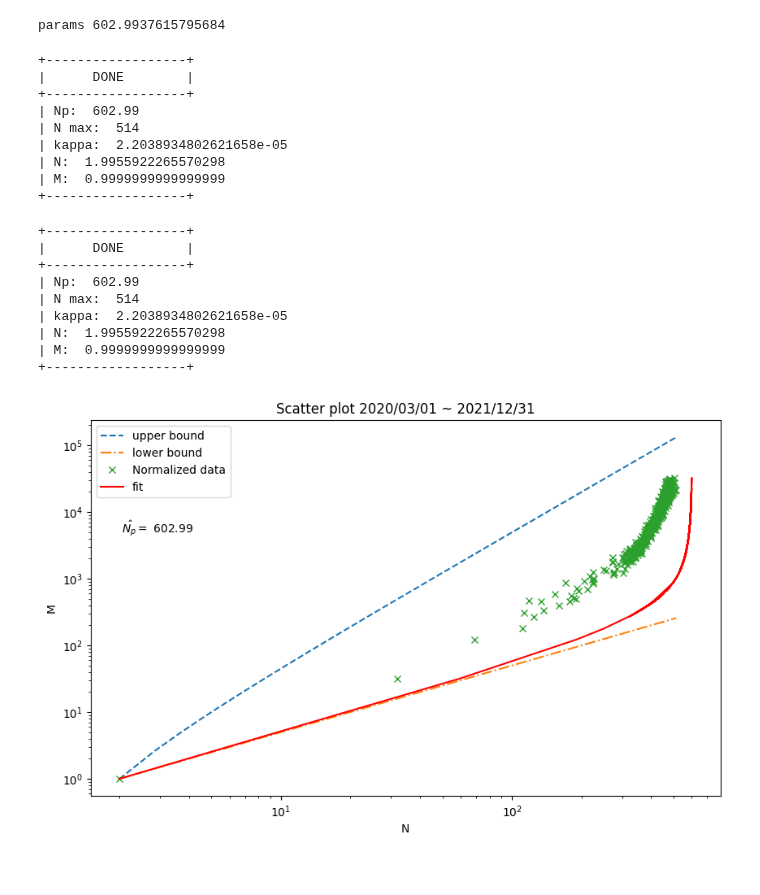
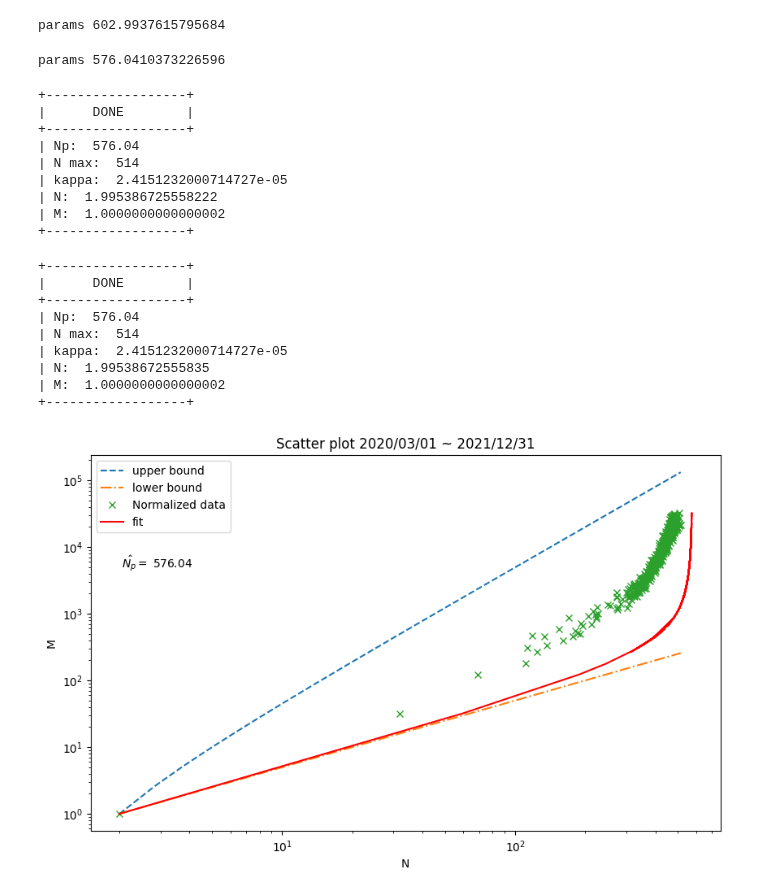
Before and after one commit to yiadka/mobility_scaling, a Jupyter notebook: notebooks/nmscaling_norm_second.ipynb, the cells around one changed output. Saved outputs shown, nothing was run; the diff lists cells and outputs as text; code cells hidden in the pictures.

```diff
--- a/notebooks/nmscaling_norm_second.ipynb
+++ b/notebooks/nmscaling_norm_second.ipynb
@@ -118,9 +118,15 @@ params, _ = optimize.curve_fit(model_uniform_2, x, y, p0=[3])
 print("params", params[0])
 # %% [output]
 params 602.9937615795684
+# %%
+initial_guess = [5]
+params, _ = optimize.leastsq(f_uniform_2, initial_guess, args=(y, x))
+print("params", params[0])
+# %% [output]
+params 576.0410373226596
 # %%
 # 元の関数に代入する
-Np_norm_hat = 602.99
+Np_norm_hat = 576.04
 print("+------------------+")
 kappa_norm_estimated = []
 for i in range(len(x)):
@@ -145,11 +151,11 @@ print("+------------------+")
 +------------------+
 |      DONE        |
 +------------------+
-| Np:  602.99
+| Np:  576.04
 | N max:  514
-| kappa:  2.2038934802621658e-05
-| N:  1.9955922265570298
-| M:  0.9999999999999999
+| kappa:  2.4151232000714727e-05
+| N:  1.995386725558222
+| M:  1.0000000000000002
 +------------------+
 # %%
 # 可視化
@@ -160,7 +166,7 @@ p = np.linspace(xmin, xmax, nn)
 upper_bound = (p**2-p)/2
 lower_bound = p/2
 
-Np_norm_hat = 602.99
+Np_norm_hat = 576.04
 print("+------------------+")
 kappa_norm_estimated = [((8 * x[i]) / (Np_norm_hat * (Np_norm_hat - 1))) for i in range(len(x))]
 
@@ -175,35 +181,35 @@ print("|      DONE        |")
 print("+------------------+")
 print("| Np: ", Np_norm_hat)
 print("| N max: ", left["node_norm"].max())
 print("| kappa: ", kappa_norm_estimated[0])
 print("| N: ", N_norm[0])
 print("| M: ", M_norm[0])
 print("+------------------+")
 
 
 
 plt.figure(figsize=(10, 6))
 plt.title("Scatter plot 2020/03/01 ~ 2021/12/31")
 plt.plot(p, upper_bound, '--', label="upper bound")
 plt.plot(p, lower_bound, '-.', label="lower bound")
 plt.plot(y, x, "x", label='Normalized data')
 plt.plot(N_norm,M_norm,label='fit', color='red')
 Np_norm_hat = round(Np_norm_hat, 2)
 plt.text(0.05, 0.70, r'$\hat{N_{p}}=$ ' + str(Np_norm_hat), transform=plt.gca().transAxes)
 plt.xlabel('N')
 plt.ylabel('M')
 plt.xscale('log')
 plt.yscale('log')
 plt.legend(loc='best')
 plt.show()
 # %% [output]
 +------------------+
 |      DONE        |
 +------------------+
-| Np:  602.99
+| Np:  576.04
 | N max:  514
-| kappa:  2.2038934802621658e-05
-| N:  1.9955922265570298
-| M:  0.9999999999999999
+| kappa:  2.4151232000714727e-05
+| N:  1.99538672555835
+| M:  1.0000000000000002
 +------------------+
-[figure, old version]
+[figure, new version]
```
Also changed, not shown: parts of 15 cells of this notebook.
